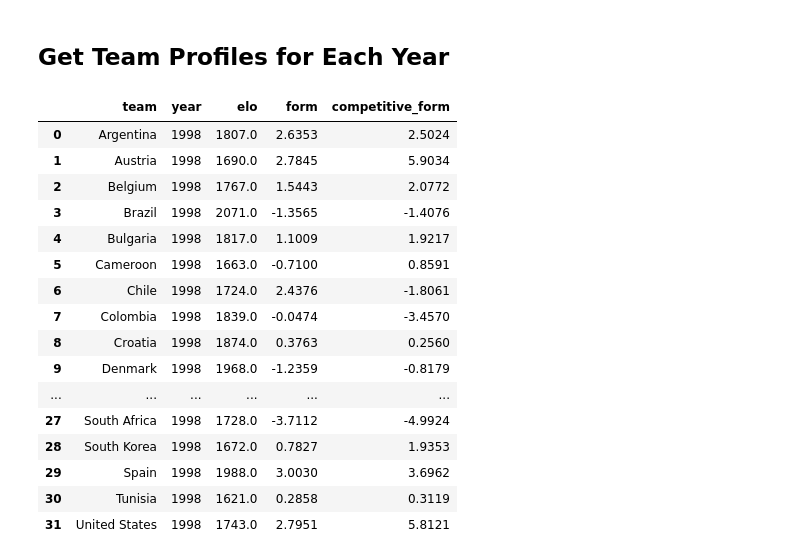
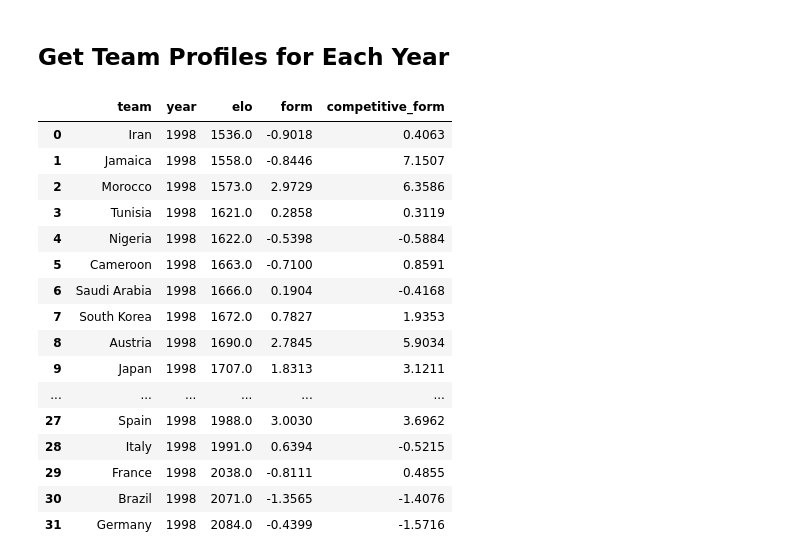
Before and after one commit to StefanIlic1/world-cup-predictions, a Jupyter notebook: src/02_functions_and_data.ipynb, the cells around one changed output. Drawn from its saved outputs; the diff is of its cells as text; code cells hidden in the pictures.

Commit message:
create training and validation data

```diff
--- a/src/02_training_data.ipynb
+++ b/src/02_functions_and_data.ipynb
@@ -368,41 +369,41 @@ Years: [np.int64(1998), np.int64(2002), np.int64(2006), np.int64(2010), np.int64
 # %%
 team_profiles = []
 seen = set()
 
 for _, m in wc_matches[wc_matches['year'] <= 2018].iterrows():
     snapshot = WC_YEARS[m['year']]
 
     for team in [m['home_team'], m['away_team']]:
         key = (team, m['year'])
         if key in seen:
             continue
         seen.add(key)
 
         team_profiles.append({
             'team':             team,
             'year':             m['year'],
             'elo':              get_elo_at_date(team, snapshot),
             'form':             get_form(team, n=N, competitive=False, as_of=snapshot)['form_score'],
             'competitive_form': get_form(team, n=N, competitive=True,  as_of=snapshot)['form_score'],
         })
 
-team_profiles = pd.DataFrame(team_profiles).sort_values(['year', 'team']).reset_index(drop=True)
+team_profiles = pd.DataFrame(team_profiles).sort_values(['year', 'elo']).reset_index(drop=True)
 team_profiles.head(32)
 # %% [output]
 |  | team | year | elo | form | competitive_form |
-| 0 | Argentina | 1998 | 1807.0 | 2.6353 | 2.5024 |
-| 1 | Austria | 1998 | 1690.0 | 2.7845 | 5.9034 |
-| 2 | Belgium | 1998 | 1767.0 | 1.5443 | 2.0772 |
-| 3 | Brazil | 1998 | 2071.0 | -1.3565 | -1.4076 |
-| 4 | Bulgaria | 1998 | 1817.0 | 1.1009 | 1.9217 |
+| 0 | Iran | 1998 | 1536.0 | -0.9018 | 0.4063 |
+| 1 | Jamaica | 1998 | 1558.0 | -0.8446 | 7.1507 |
+| 2 | Morocco | 1998 | 1573.0 | 2.9729 | 6.3586 |
+| 3 | Tunisia | 1998 | 1621.0 | 0.2858 | 0.3119 |
+| 4 | Nigeria | 1998 | 1622.0 | -0.5398 | -0.5884 |
 | 5 | Cameroon | 1998 | 1663.0 | -0.7100 | 0.8591 |
-| 6 | Chile | 1998 | 1724.0 | 2.4376 | -1.8061 |
-| 7 | Colombia | 1998 | 1839.0 | -0.0474 | -3.4570 |
-| 8 | Croatia | 1998 | 1874.0 | 0.3763 | 0.2560 |
-| 9 | Denmark | 1998 | 1968.0 | -1.2359 | -0.8179 |
+| 6 | Saudi Arabia | 1998 | 1666.0 | 0.1904 | -0.4168 |
+| 7 | South Korea | 1998 | 1672.0 | 0.7827 | 1.9353 |
+| 8 | Austria | 1998 | 1690.0 | 2.7845 | 5.9034 |
+| 9 | Japan | 1998 | 1707.0 | 1.8313 | 3.1211 |
 | ... | ... | ... | ... | ... | ... |
-| 27 | South Africa | 1998 | 1728.0 | -3.7112 | -4.9924 |
-| 28 | South Korea | 1998 | 1672.0 | 0.7827 | 1.9353 |
-| 29 | Spain | 1998 | 1988.0 | 3.0030 | 3.6962 |
-| 30 | Tunisia | 1998 | 1621.0 | 0.2858 | 0.3119 |
-| 31 | United States | 1998 | 1743.0 | 2.7951 | 5.8121 |
+| 27 | Spain | 1998 | 1988.0 | 3.0030 | 3.6962 |
+| 28 | Italy | 1998 | 1991.0 | 0.6394 | -0.5215 |
+| 29 | France | 1998 | 2038.0 | -0.8111 | 0.4855 |
+| 30 | Brazil | 1998 | 2071.0 | -1.3565 | -1.4076 |
+| 31 | Germany | 1998 | 2084.0 | -0.4399 | -1.5716 |
```
Also changed, not shown: parts of 5 cells of this notebook, 3 other files.
